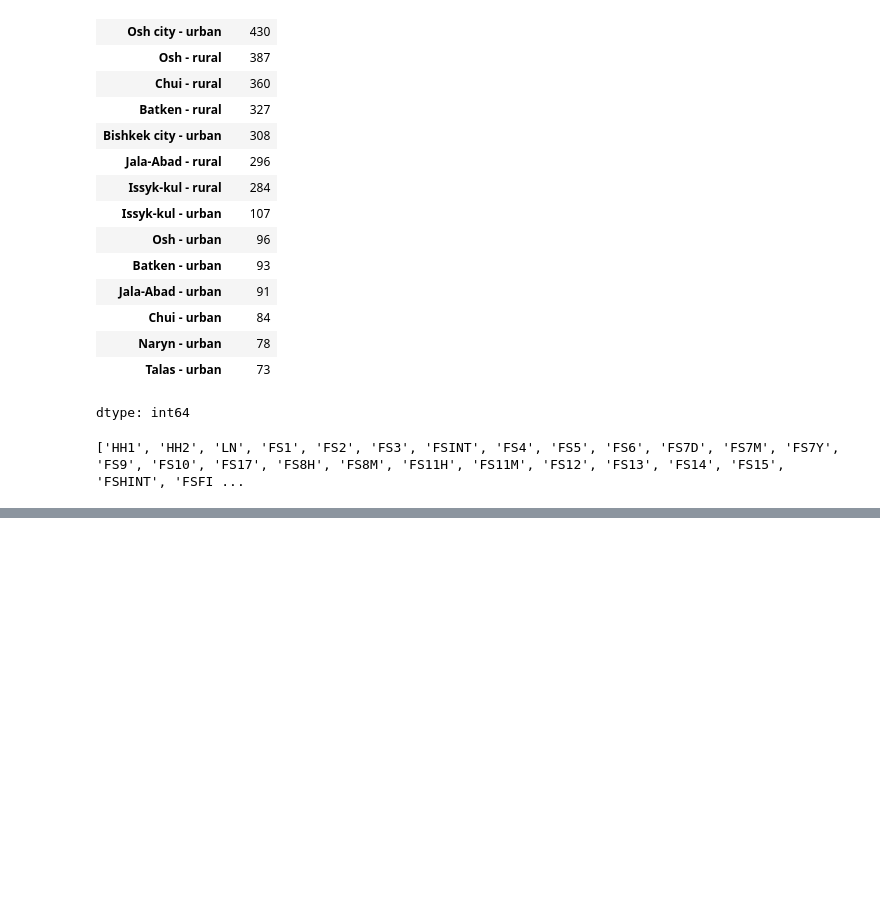
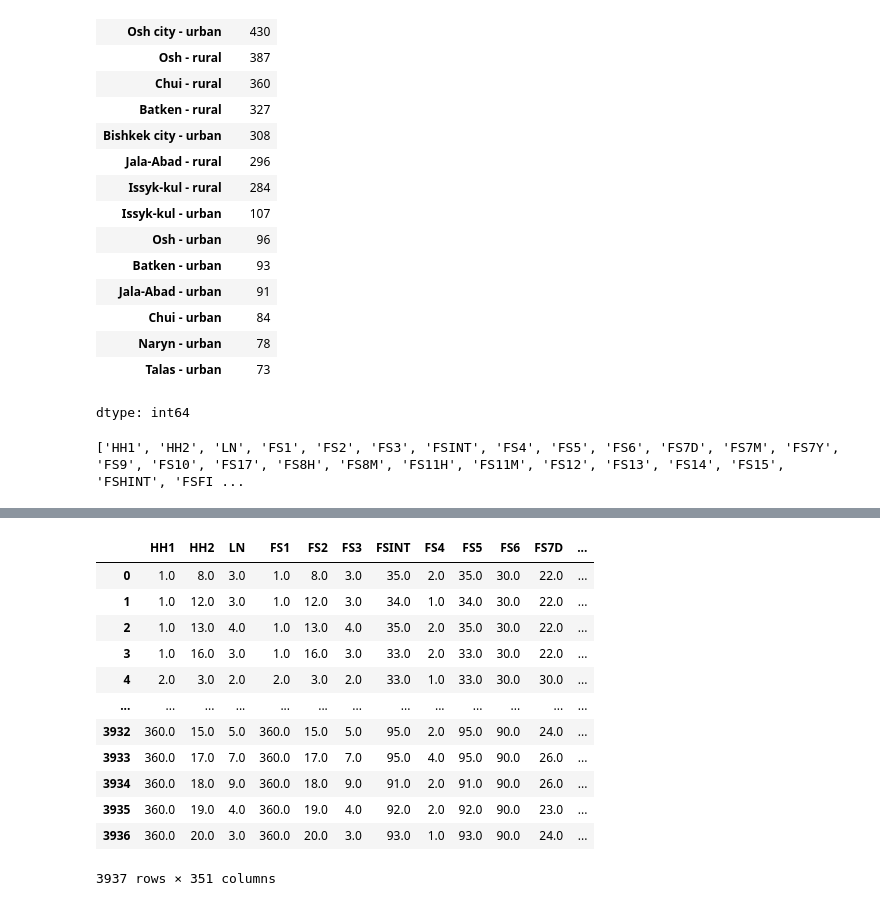
Before and after one commit to Jonchyk/Datamgmt, a Jupyter notebook: PS1.ipynb, the cells around one changed output, grey strips where cells are left out. Drawn from its saved outputs; the diff is of its cells as text; code cells hidden in the pictures; blank space fills up the shorter version.

```diff
--- a/PS1.ipynb
+++ b/PS1.ipynb
@@ -152,3 +152,13 @@ dtype: int64
 print(list(df.columns))
 # %% [output]
 ['HH1', 'HH2', 'LN', 'FS1', 'FS2', 'FS3', 'FSINT', 'FS4', 'FS5', 'FS6', 'FS7D', 'FS7M', 'FS7Y', 'FS9', 'FS10', 'FS17', 'FS8H', 'FS8M', 'FS11H', 'FS11M', 'FS12', 'FS13', 'FS14', 'FS15', 'FSHINT', 'FSFI ...
+# %%
+# Convert FL20A and FL20B to numeric if they are Categorical
+df['FL20A'] = pd.to_numeric(df['FL20A'], errors='coerce')
+df['FL20B'] = pd.to_numeric(df['FL20B'], errors='coerce')# Calculate the percentage of correct words
+df['wrdprctcorrect'] = ((df['FL20A'] - df['FL20B']) / df['FL20A']) * 100
+
+# Adjust values for cases where FL20B is 0 (all correct attempts)
+df.loc[df['FL20B'] == 0, 'wrdprctcorrect'] = 100
+df
+# %% [output]
@@ -155,3 +166,16 @@ print(list(df.columns))
+|  | HH1 | HH2 | LN | FS1 | FS2 | FS3 | FSINT | FS4 | FS5 | FS6 | FS7D | ... |
+| 0 | 1.0 | 8.0 | 3.0 | 1.0 | 8.0 | 3.0 | 35.0 | 2.0 | 35.0 | 30.0 | 22.0 | ... |
+| 1 | 1.0 | 12.0 | 3.0 | 1.0 | 12.0 | 3.0 | 34.0 | 1.0 | 34.0 | 30.0 | 22.0 | ... |
+| 2 | 1.0 | 13.0 | 4.0 | 1.0 | 13.0 | 4.0 | 35.0 | 2.0 | 35.0 | 30.0 | 22.0 | ... |
+| 3 | 1.0 | 16.0 | 3.0 | 1.0 | 16.0 | 3.0 | 33.0 | 2.0 | 33.0 | 30.0 | 22.0 | ... |
+| 4 | 2.0 | 3.0 | 2.0 | 2.0 | 3.0 | 2.0 | 33.0 | 1.0 | 33.0 | 30.0 | 30.0 | ... |
+| ... | ... | ... | ... | ... | ... | ... | ... | ... | ... | ... | ... | ... |
+| 3932 | 360.0 | 15.0 | 5.0 | 360.0 | 15.0 | 5.0 | 95.0 | 2.0 | 95.0 | 90.0 | 24.0 | ... |
+| 3933 | 360.0 | 17.0 | 7.0 | 360.0 | 17.0 | 7.0 | 95.0 | 4.0 | 95.0 | 90.0 | 26.0 | ... |
+| 3934 | 360.0 | 18.0 | 9.0 | 360.0 | 18.0 | 9.0 | 91.0 | 2.0 | 91.0 | 90.0 | 26.0 | ... |
+| 3935 | 360.0 | 19.0 | 4.0 | 360.0 | 19.0 | 4.0 | 92.0 | 2.0 | 92.0 | 90.0 | 23.0 | ... |
+| 3936 | 360.0 | 20.0 | 3.0 | 360.0 | 20.0 | 3.0 | 93.0 | 1.0 | 93.0 | 90.0 | 24.0 | ... |
+3937 rows × 351 columns
 # %%
 #ok. Now that i've done this. I've identified all of the "columns" that need to be kept. it's a lot. Thankfully, we are keeping all of the FL codes (foundational learning)
 #Let's drop all non necessary columns here, keeping language/geographic/ethnicity, grade, gender, age, questions on child labor, natural disasters, and the full foundational assessment questionaire
```
Also changed, not shown: parts of 25 cells of this notebook.
